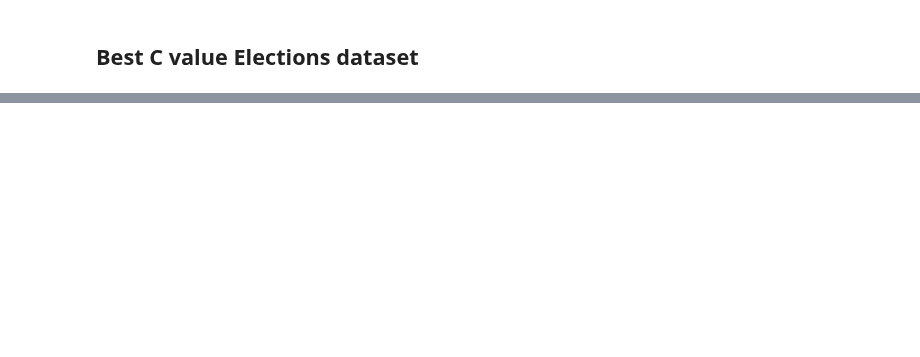
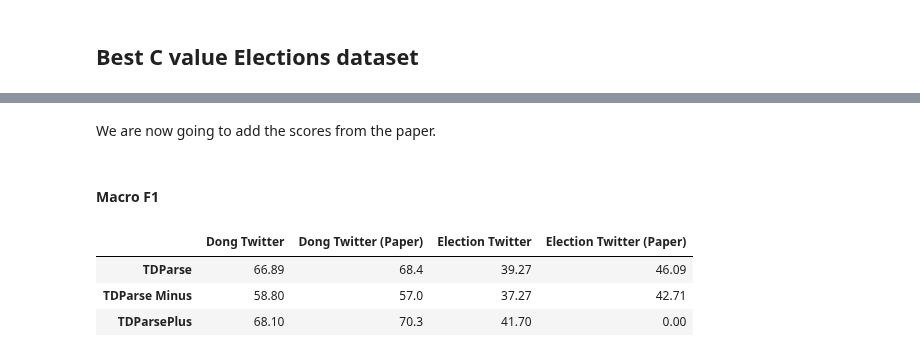
Before and after one commit to apmoore1/Bella, a Jupyter notebook: notebooks/TDParse.ipynb, the cells around one changed output, grey strips where cells are left out. Drawn from its saved outputs; the diff is of its cells as text; code cells hidden in the pictures; blank space fills up the shorter version.

```diff
--- a/notebooks/TDParse.ipynb
+++ b/notebooks/TDParse.ipynb
@@ -249,28 +192,0 @@ We show below the affect of scaling the word vectors on the best model **TDParse
-# %%
-datasets = {'Dong Twitter' : (dong_train, dong_test),
-            'Election Twitter' : (election_train, election_test)}
-
-def scores_dataset(model, model_name, scaled_name, parameters, train, test, dataset_name):
-    model.fit(train.data(), train.sentiment_data(), params=parameters)
-    predictions = model.predict(test.data())
-    acc_score = model.score(test.sentiment_data(), predictions, accuracy_score)
-    return dataset_name, scaled_name, model_name, acc_score
-scaled_values = {'Scaled' : True, 'Not Scaled' : False}
-scaled_params = []
-for dataset_name, dataset in datasets.items():
-    train, test = dataset
-    for model_name, model in models.items():
-        for scaled_name, scaled_value in scaled_values.items():
-            params = {**model_parameters[model_name]}
-            params['scale'] = scaled_value
-            if dataset_name == 'Dong Twitter':
-                params['C'] = model_c_value_dong[model_name][0]
-            elif dataset_name == 'Election Twitter':
-                params['C'] = model_c_value_elections[model_name][0]
-            else:
-                raise ValueError('Dataset name does not exist {}'\
-                                 .format(dataset_name))
-            params = model.get_params(**params)
-            scaled_params.append((model, model_name, scaled_name, params, train, test, dataset_name))
-with Pool(4) as pool:
-    scaled_results = pool.starmap(scores_dataset, scaled_params)
@@ -347,0 +256,2 @@ As we can see above the effect of not scaling is quite a lot and more so for the
+# %% [markdown]
+We are now going to add the scores from the paper.
@@ -347,0 +271,11 @@ As we can see above the effect of not scaling is quite a lot and more so for the
+# %% [markdown]
+#### Macro F1
+# %%
+all_f1_scores = {**dataset_model_f1, **paper_f1}
+all_f1_scores = (pd.DataFrame(all_f1_scores) * 100).round(2)
+all_f1_scores
+# %% [output]
+|  | Dong Twitter | Dong Twitter (Paper) | Election Twitter | Election Twitter (Paper) |
+| TDParse | 66.89 | 68.4 | 39.27 | 46.09 |
+| TDParse Minus | 58.80 | 57.0 | 37.27 | 42.71 |
+| TDParsePlus | 68.10 | 70.3 | 41.70 | 0.00 |
```
Also changed, not shown: parts of 33 cells of this notebook.
